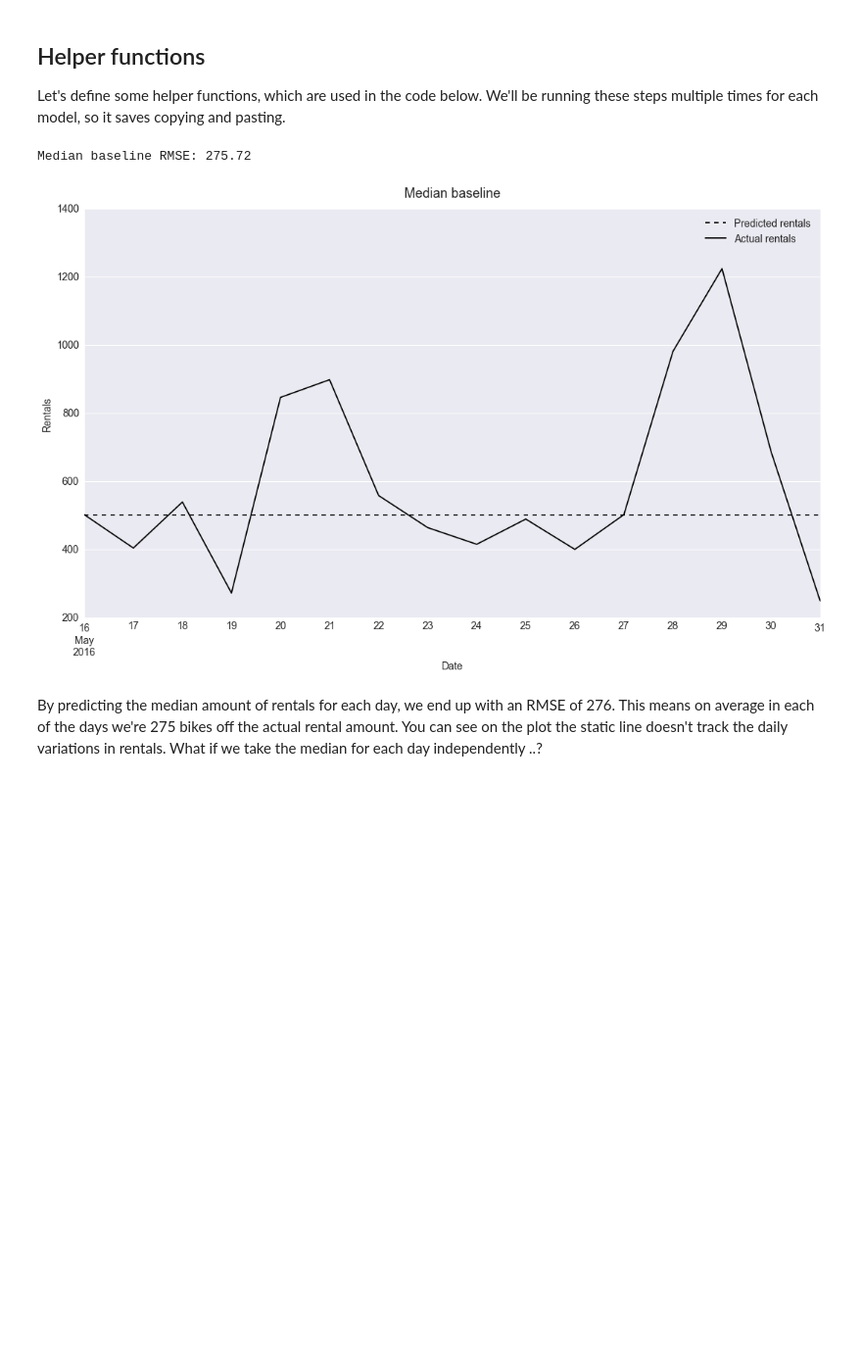
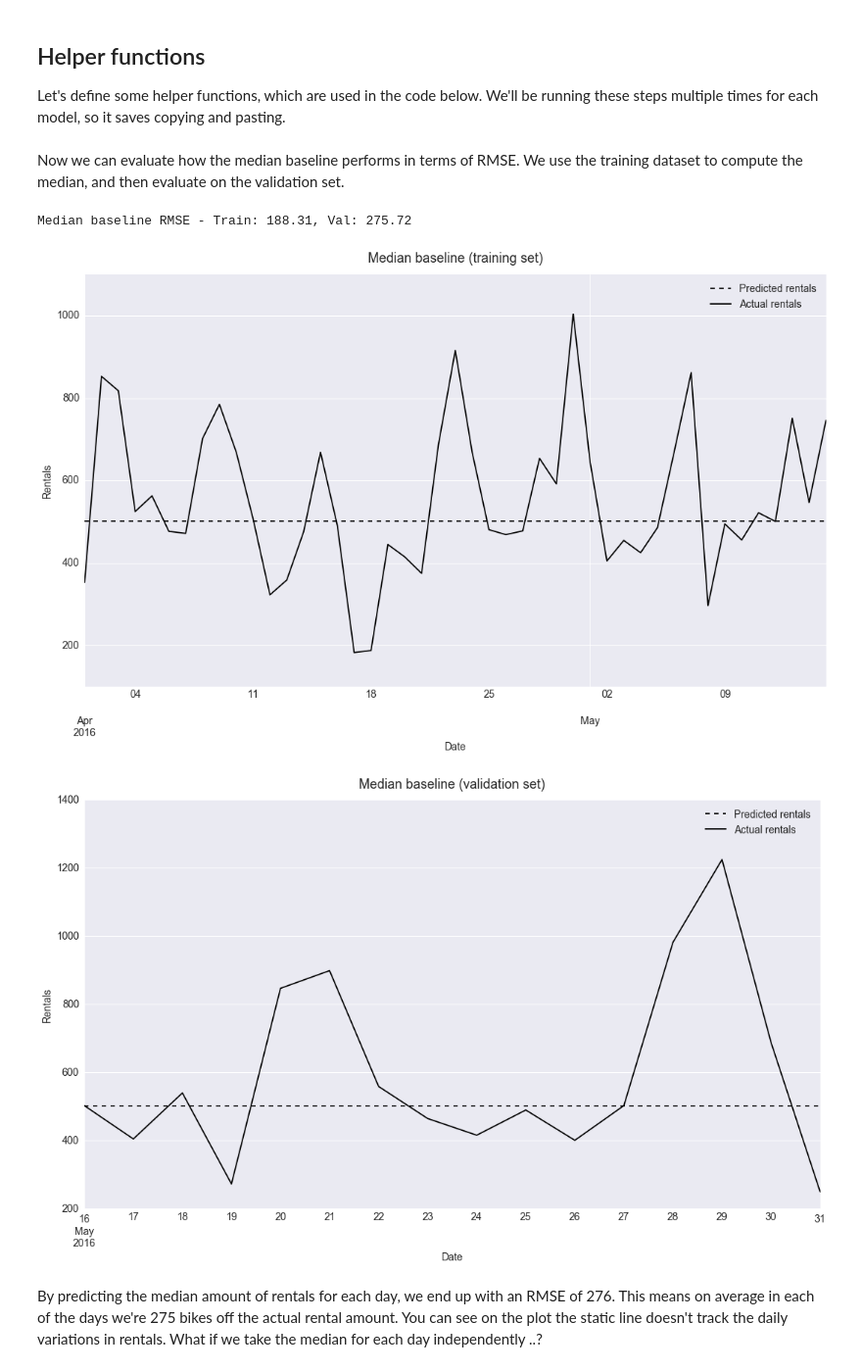
Before and after one commit to timgasser/bcycle-austin, a Jupyter notebook: notebooks/bcycle_daily_rental_models.ipynb, the cells around one changed output. Shown at 98% size. Cells and saved outputs as stored; diff of their text form; code cells hidden in the pictures; blank space fills up the shorter version.

Commit message:
Cleaned up daily rentals models, added some more feature engineering

```diff
--- a/notebooks/bcycle_daily_rental_models.ipynb
+++ b/notebooks/bcycle_daily_rental_models.ipynb
@@ -89,3 +73,10 @@ median_pred_df.head()
+# %%
+median_train_df = train_df.copy()
+train_median = median_train_df['rentals'].median()
+
+median_val_df = val_df.copy()
+median_train_df['pred'] = train_median
+median_val_df['pred'] = train_median
 # %% [markdown]
 ## Helper functions
 
@@ -120,18 +111,26 @@ def plot_prediction(df, pred_col, true_col, title):
     ax.tick_params(axis='x', labelsize=14)
     ax.tick_params(axis='y', labelsize=14)
 #     ax.set_xticklabels(df.index.strftime('%a %b %d'))
+# %% [markdown]
+Now we can evaluate how the median baseline performs in terms of RMSE. We use the training dataset to compute the median, and then evaluate on the validation set.
 # %%
 # Store the results of the median RMSE and plot prediction
-median_rmse = RMSE(median_pred_df['predicted'], median_pred_df['rentals'])
+median_train_rmse = RMSE(median_train_df['pred'], median_train_df['rentals'])
+median_val_rmse = RMSE(median_val_df['pred'], median_val_df['rentals'])
 
+# Store the evaluation results
 scores = dict() # Store the model scores in here
-scores['median'] = median_rmse
+scores['median_train_rmse'] = median_train_rmse
+scores['median_val_rmse'] = median_val_rmse
 
-print('Median baseline RMSE: {:.2f}'.format(median_rmse))
-plot_prediction(median_pred_df, 'predicted', 'rentals', title='Median baseline')
+# Print out the RMSE metrics and the prediction
+print('Median baseline RMSE - Train: {:.2f}, Val: {:.2f}'.format(median_train_rmse, median_val_rmse))
+plot_prediction(median_train_df, 'pred', 'rentals', title='Median baseline (training set)')
+plot_prediction(median_val_df, 'pred', 'rentals', title='Median baseline (validation set)')
 # %% [output]
-Median baseline RMSE: 275.72
+Median baseline RMSE - Train: 188.31, Val: 275.72
-[figure, old version]
+[figure, new version]
+[figure, added]
 # %% [markdown]
 By predicting the median amount of rentals for each day, we end up with an RMSE of 276. This means on average in each of the days we're 275 bikes off the actual rental amount. You can see on the plot the static line doesn't track the daily variations in rentals. What if we take the median for each day independently ..?
 # %% [markdown]
```
Also changed, not shown: parts of 34 cells of this notebook.
